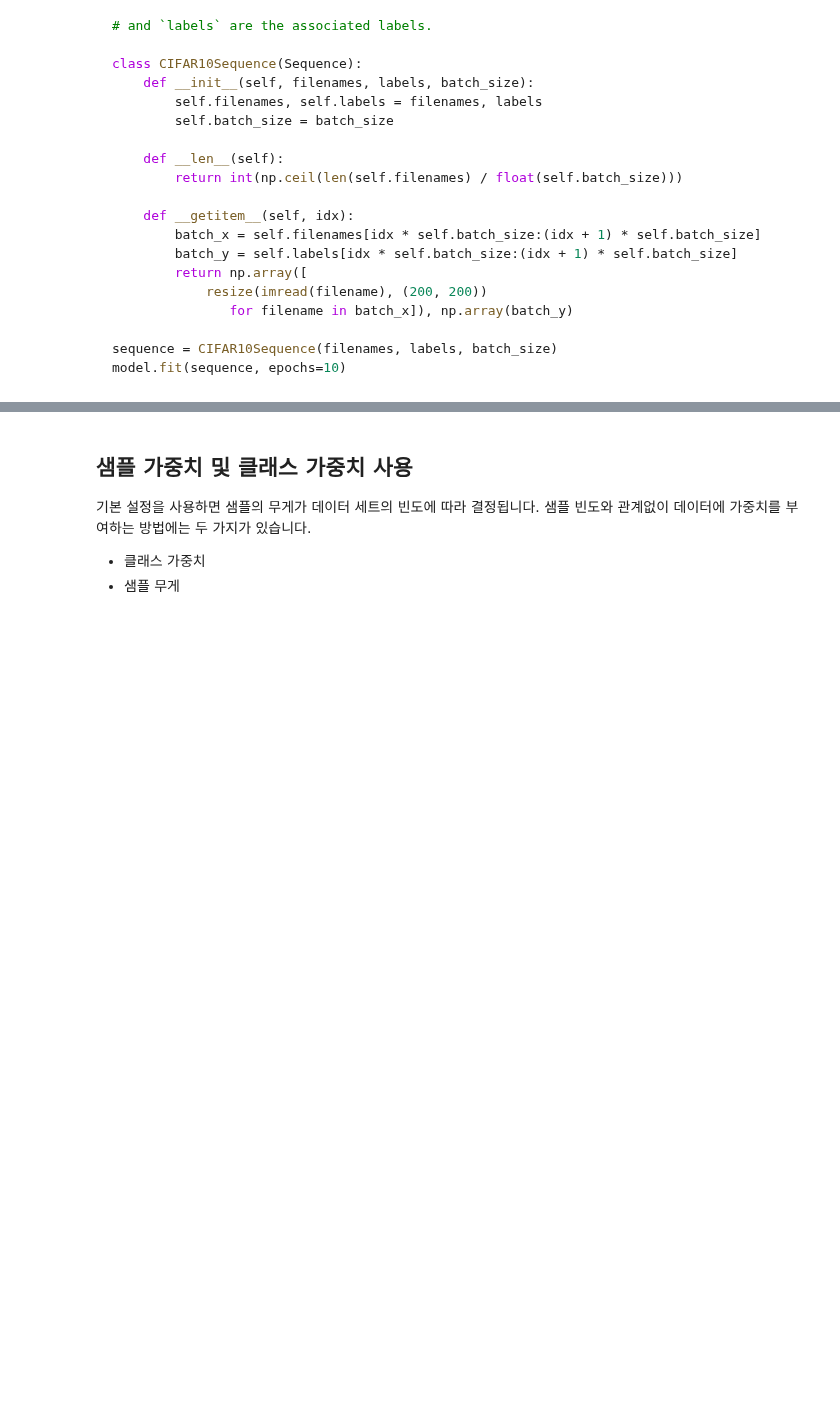
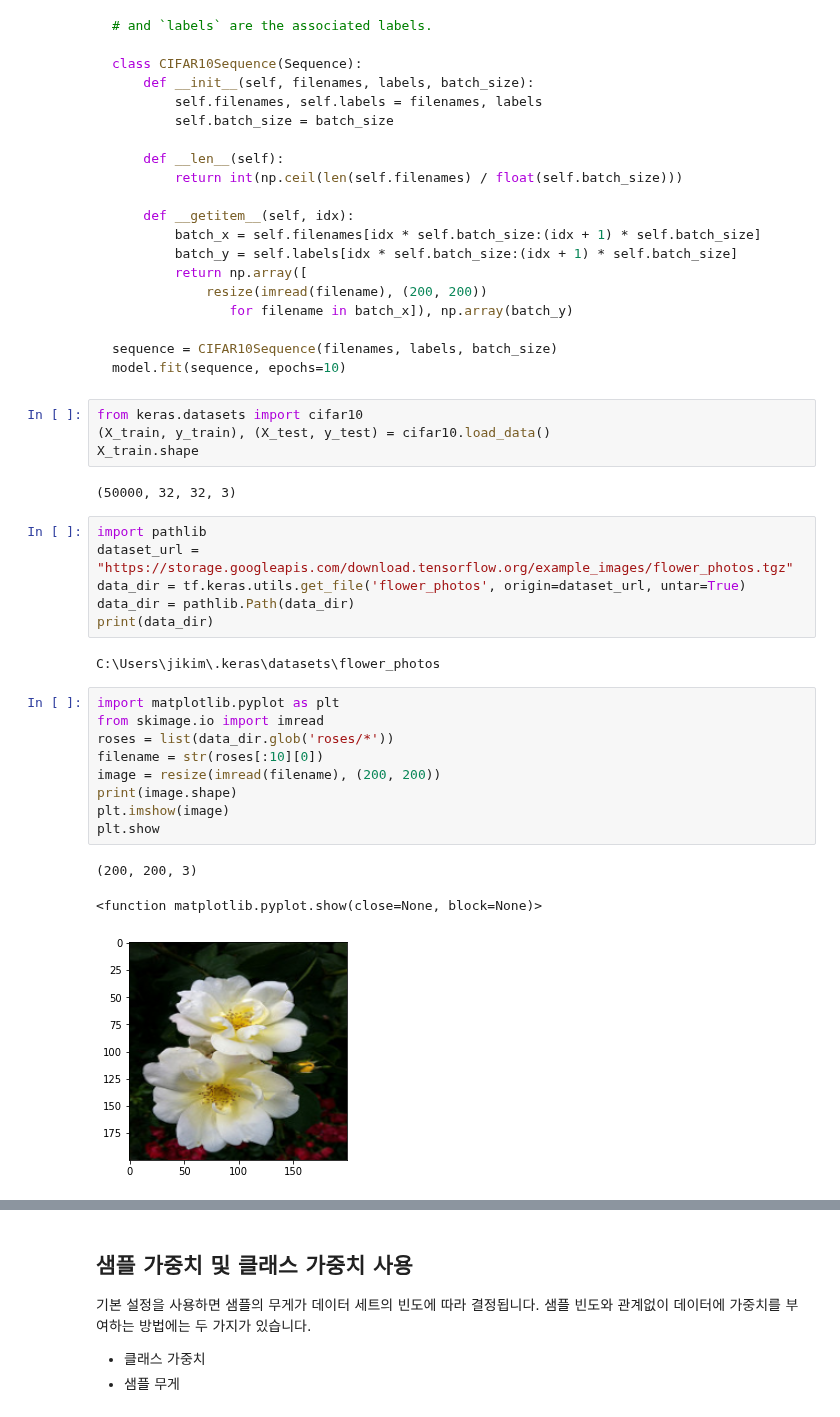
Before and after one commit to imguru-mooc/AI_NLP_ADVANCED, a Jupyter notebook: 소스_1/ch09/keras/3.train_and_evaluate.ipynb, the cells around one changed output, grey strips where cells are left out. Drawn from its saved outputs; the diff is of its cells as text; blank space fills up the shorter version.

````diff
--- a/소스_1/ch09/keras/3.train_and_evaluate.ipynb
+++ b/소스_1/ch09/keras/3.train_and_evaluate.ipynb
@@ -684,3 +838,30 @@ class CIFAR10Sequence(Sequence):
 sequence = CIFAR10Sequence(filenames, labels, batch_size)
 model.fit(sequence, epochs=10)
 ```
+# %%
+from keras.datasets import cifar10
+(X_train, y_train), (X_test, y_test) = cifar10.load_data()
+X_train.shape
+# %% [output]
+(50000, 32, 32, 3)
+# %%
+import pathlib
+dataset_url = "https://storage.googleapis.com/download.tensorflow.org/example_images/flower_photos.tgz"
+data_dir = tf.keras.utils.get_file('flower_photos', origin=dataset_url, untar=True)
+data_dir = pathlib.Path(data_dir)
+print(data_dir)
+# %% [output]
+C:\Users\jikim\.keras\datasets\flower_photos
+# %%
+import matplotlib.pyplot as plt
+from skimage.io import imread
+roses = list(data_dir.glob('roses/*'))
+filename = str(roses[:10][0])
+image = resize(imread(filename), (200, 200))
+print(image.shape)
+plt.imshow(image)
+plt.show
+# %% [output]
+(200, 200, 3)
+<function matplotlib.pyplot.show(close=None, block=None)>
+[figure, added]
````
Also changed, not shown: parts of 32 cells of this notebook.
